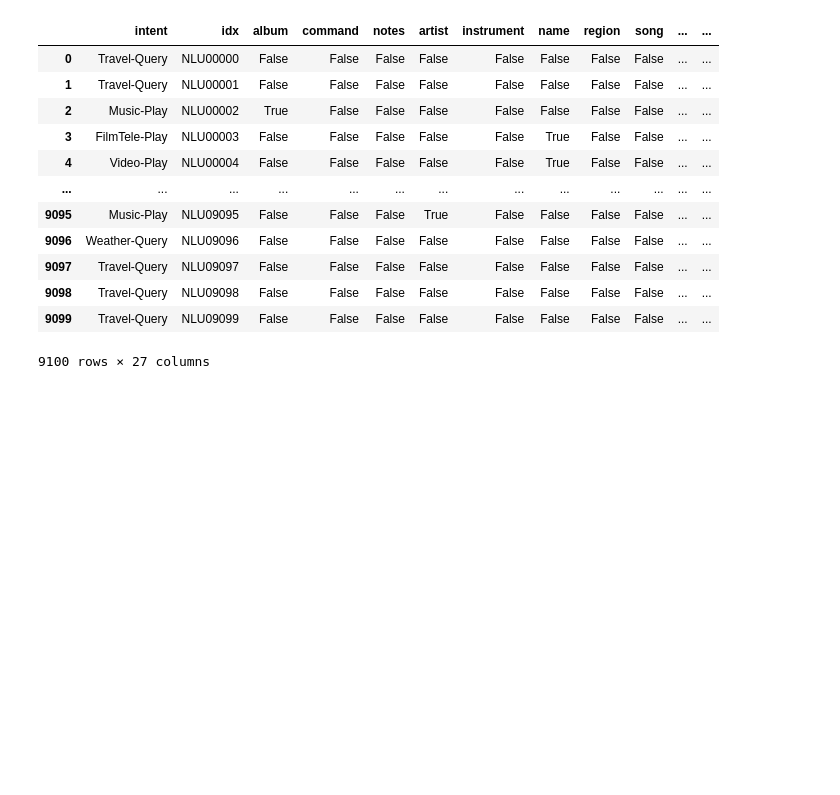
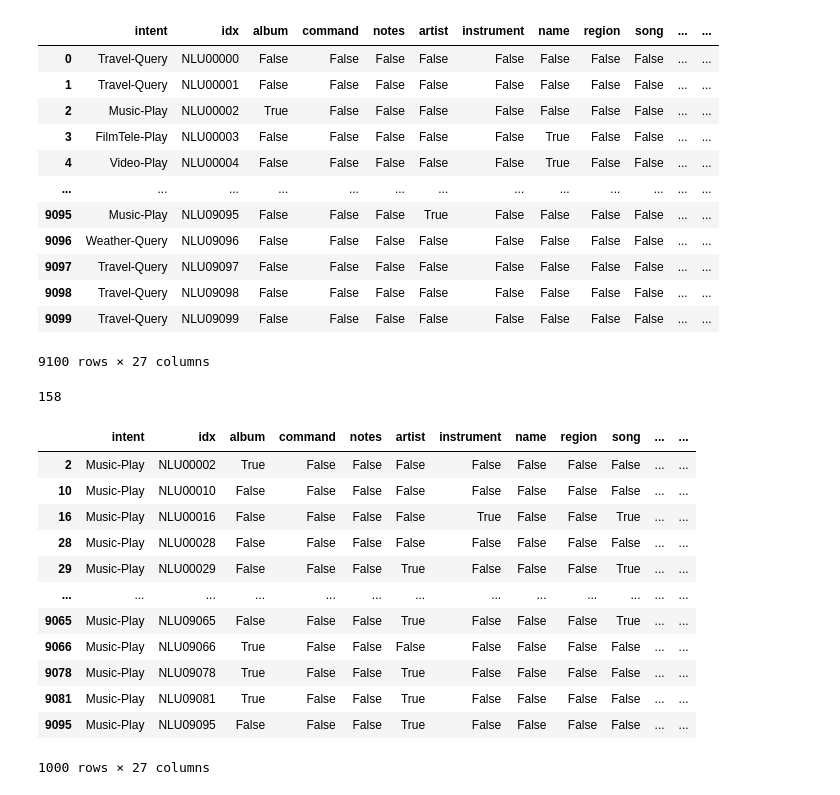
Before and after one commit to EeyoreLee/EarleeNLP, a Jupyter notebook: notebook/d_a.ipynb, the cells around one changed output. Saved outputs shown, nothing was run; the diff lists cells and outputs as text; code cells hidden in the pictures; blank space fills up the shorter version.

```diff
--- a/notebook/d_a.ipynb
+++ b/notebook/d_a.ipynb
@@ -137,3 +137,24 @@ df
 | 9098 | Travel-Query | NLU09098 | False | False | False | False | False | False | False | False | ... | ... |
 | 9099 | Travel-Query | NLU09099 | False | False | False | False | False | False | False | False | ... | ... |
 9100 rows × 27 columns
+# %%
+df_music_play['album'].sum()
+# %% [output]
+158
+# %%
+df_music_play = df.loc[df['intent']=='Music-Play']
+df_music_play
+# %% [output]
+|  | intent | idx | album | command | notes | artist | instrument | name | region | song | ... | ... |
+| 2 | Music-Play | NLU00002 | True | False | False | False | False | False | False | False | ... | ... |
+| 10 | Music-Play | NLU00010 | False | False | False | False | False | False | False | False | ... | ... |
+| 16 | Music-Play | NLU00016 | False | False | False | False | True | False | False | True | ... | ... |
+| 28 | Music-Play | NLU00028 | False | False | False | False | False | False | False | False | ... | ... |
+| 29 | Music-Play | NLU00029 | False | False | False | True | False | False | False | True | ... | ... |
+| ... | ... | ... | ... | ... | ... | ... | ... | ... | ... | ... | ... | ... |
+| 9065 | Music-Play | NLU09065 | False | False | False | True | False | False | False | True | ... | ... |
+| 9066 | Music-Play | NLU09066 | True | False | False | False | False | False | False | False | ... | ... |
+| 9078 | Music-Play | NLU09078 | True | False | False | True | False | False | False | False | ... | ... |
+| 9081 | Music-Play | NLU09081 | True | False | False | True | False | False | False | False | ... | ... |
+| 9095 | Music-Play | NLU09095 | False | False | False | True | False | False | False | False | ... | ... |
+1000 rows × 27 columns
```
Also changed, not shown: parts of 2 cells of this notebook, 12 other files.
